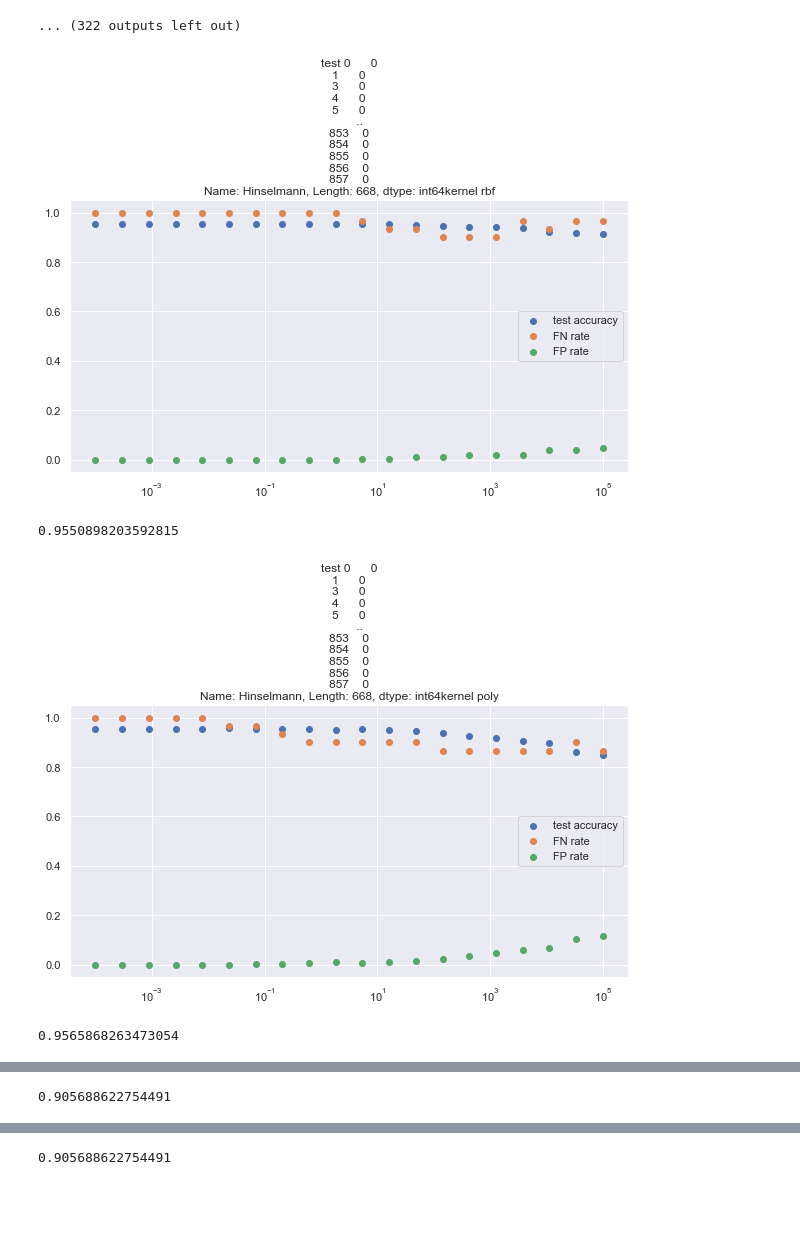
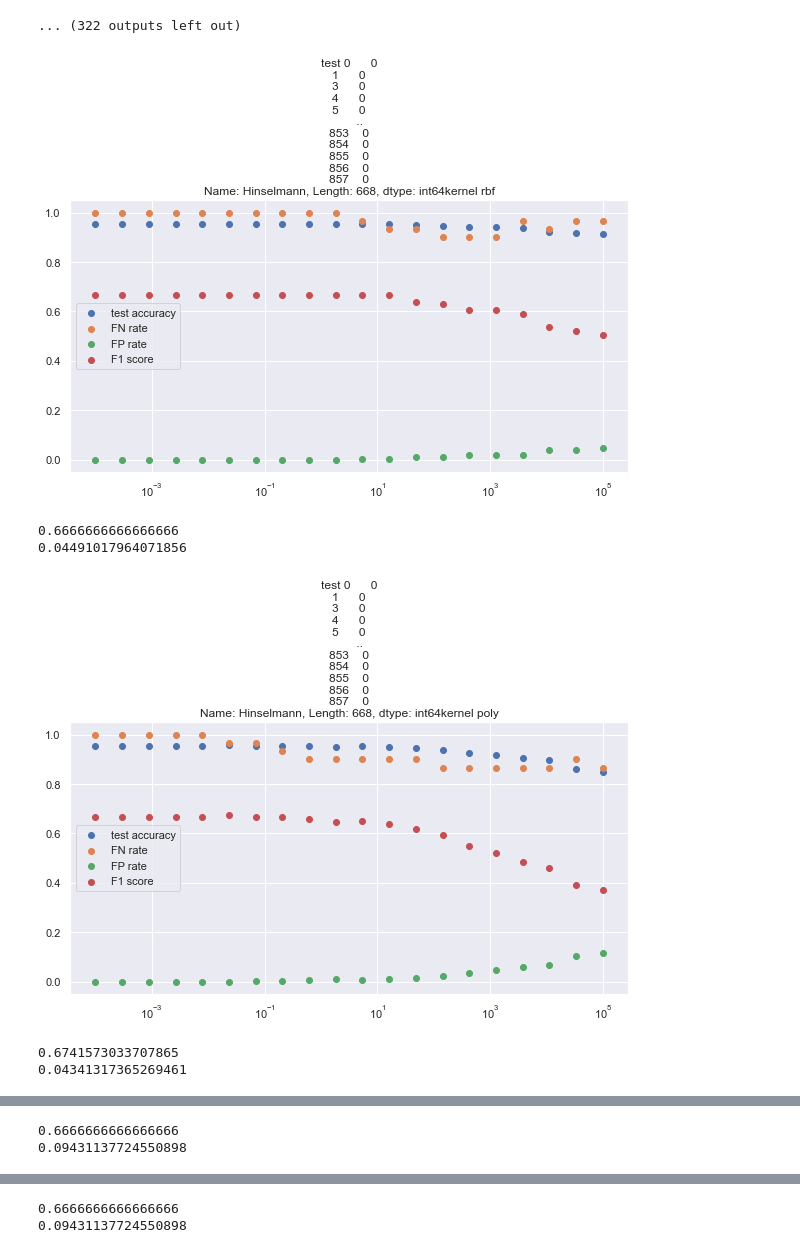
Before and after one commit to NeekTheGiraffe/cervical-cancer-model, a Jupyter notebook: BE 175 Final Project Cervical Cancer Prediction.ipynb, the cells around one changed output, grey strips where cells are left out. Saved outputs shown, nothing was run; the diff lists cells and outputs as text; code cells hidden in the pictures; blank space fills up the shorter version.

```diff
--- a/BE 175 Final Project Cervical Cancer Prediction.ipynb
+++ b/BE 175 Final Project Cervical Cancer Prediction.ipynb
@@ -40,6 +40,13 @@ def get_fp_rate(cm):
 
 def get_fn_rate(cm):
     return cm[1,0]/(cm[1,1]+cm[1,0])
+
+def get_f1_score(cm):
+    TP = cm[1,0]+cm[1,1]
+    return TP/(TP+.5*(cm[1,0]+cm[0,1]))
+
+def misclassification(cm):
+    return (cm[0,1]+cm[1,0])/(cm[1,0]+cm[0,1]+cm[0,0]+cm[1,1])
 
 def display_model_stats(cm, name):
     display(HTML('''
@@ -251,6 +258,8 @@ kernels_options = ['rbf', 'poly']
 cv_data = np.zeros((4,2,20))
 cv_FN = np.zeros((4,2,20))
 cv_FP = np.zeros((4,2,20))
+cv_f1 = np.zeros((4,2,20))
+cv_mis = np.zeros((4,2,20))
 c_values = np.logspace(-4,5,20)
 for a in range(4):
     for i, b in enumerate(c_values):
@@ -263,6 +272,8 @@ for a in range(4):
             cv_data[a,c,i] = get_score(cv_cm)
             cv_FN[a,c,i] = get_fn_rate(cv_cm)
             cv_FP[a,c,i] = get_fp_rate(cv_cm)
+            cv_f1[a,c,i] = get_f1_score(cv_cm)
+            cv_mis[a,c,i] = misclassification(cv_cm)
             print(tests[a])
             print(kernels_options[c])
             print(c_values[i])
@@ -342,19 +353,24 @@ poly
 | False negative rate | 1.0 |
 ... (322 outputs left out)
 # %%
+#F1 score
 for a in range(4):
     for b in range(2):
         plt.figure(figsize=(10,5))
         plt.scatter(c_values,cv_data[a,b,:], label = 'test accuracy')
         plt.scatter(c_values,cv_FN[a,b,:], label = 'FN rate')
         plt.scatter(c_values,cv_FP[a,b,:], label = 'FP rate')
+        plt.scatter(c_values,cv_f1[a,b,:], label = 'F1 score')
         plt.title('test ' + f'{tests[a]}' + 'kernel ' + f'{kernels_options[b]}')
         plt.xscale('log')
         plt.legend()
         plt.show()
-        print(max(cv_data[a,b,:]))
+        print(max(cv_f1[a,b,:]))
+        print(max(cv_mis[a,b,:]))
 # %% [output]
-[figure, old version]
+[figure, new version]
-0.9550898203592815
+0.6666666666666666
+0.04491017964071856
-[figure, old version]
+[figure, new version]
-0.9565868263473054
+0.6741573033707865
+0.04341317365269461
@@ -362 +378,2 @@ for a in range(4):
-0.905688622754491
+0.6666666666666666
+0.09431137724550898
@@ -364 +381,2 @@ for a in range(4):
-0.905688622754491
+0.6666666666666666
+0.09431137724550898
```
Also changed, not shown: parts of 2 cells of this notebook.
